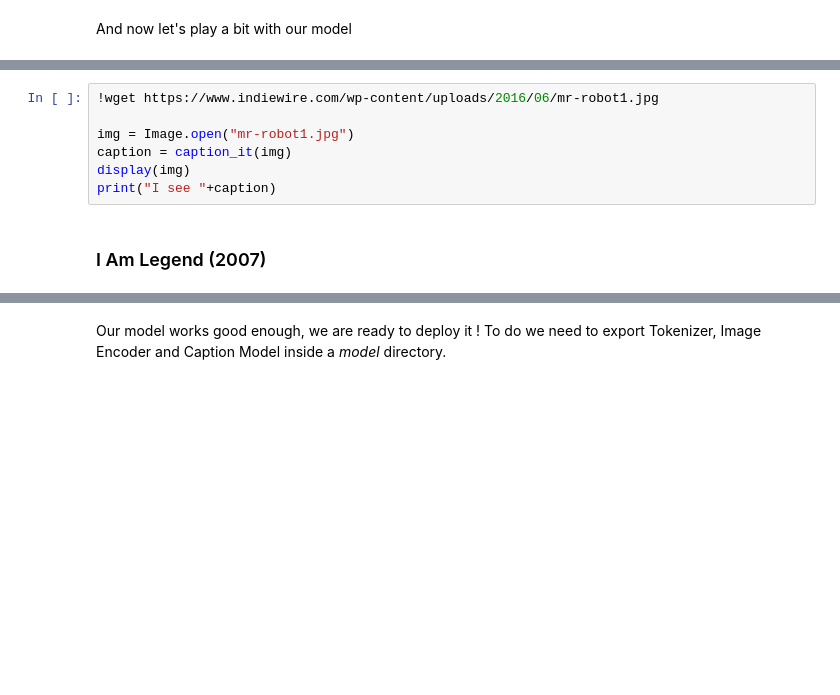
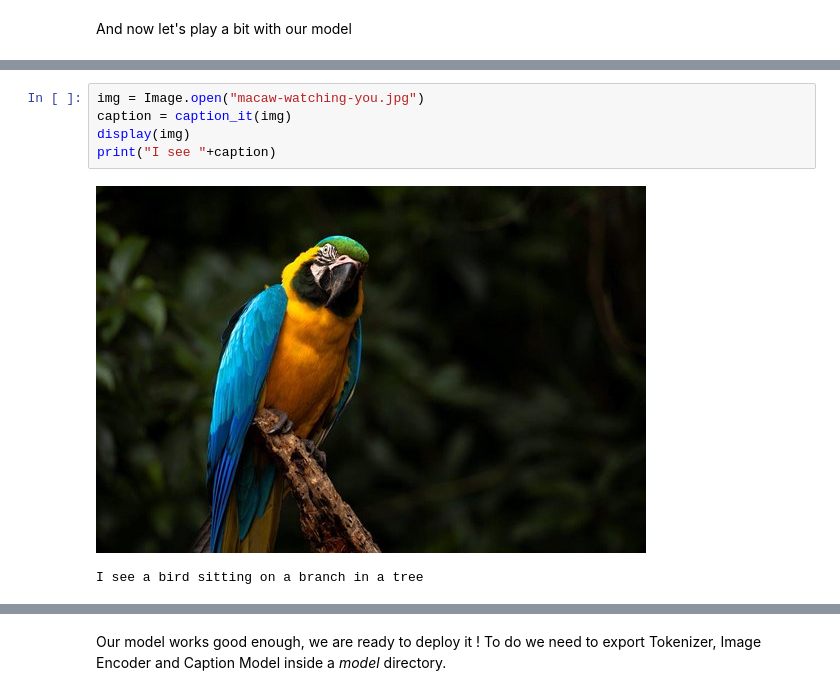
Before and after one commit to GUIZ4RD/Pic2Speech, a Jupyter notebook: jupyter notebooks/neural_image_captioning_model.ipynb, the cells around one changed output, grey strips where cells are left out. Drawn from its saved outputs; the diff is of its cells as text; blank space fills up the shorter version.

```diff
--- a/jupyter notebooks/neural_image_captioning_model.ipynb
+++ b/jupyter notebooks/neural_image_captioning_model.ipynb
@@ -537,10 +626,9 @@ print("I see "+caption)
 # %%
-!wget https://www.indiewire.com/wp-content/uploads/2016/06/mr-robot1.jpg
-
-img = Image.open("mr-robot1.jpg")
+img = Image.open("macaw-watching-you.jpg")
 caption = caption_it(img)
 display(img)
 print("I see "+caption)
+# %% [output]
+[figure, added]
+I see a bird sitting on a branch in a tree
-# %% [markdown]
-### I Am Legend  (2007)
 # %%
```
Also changed, not shown: parts of 41 cells of this notebook, 8 other files.
